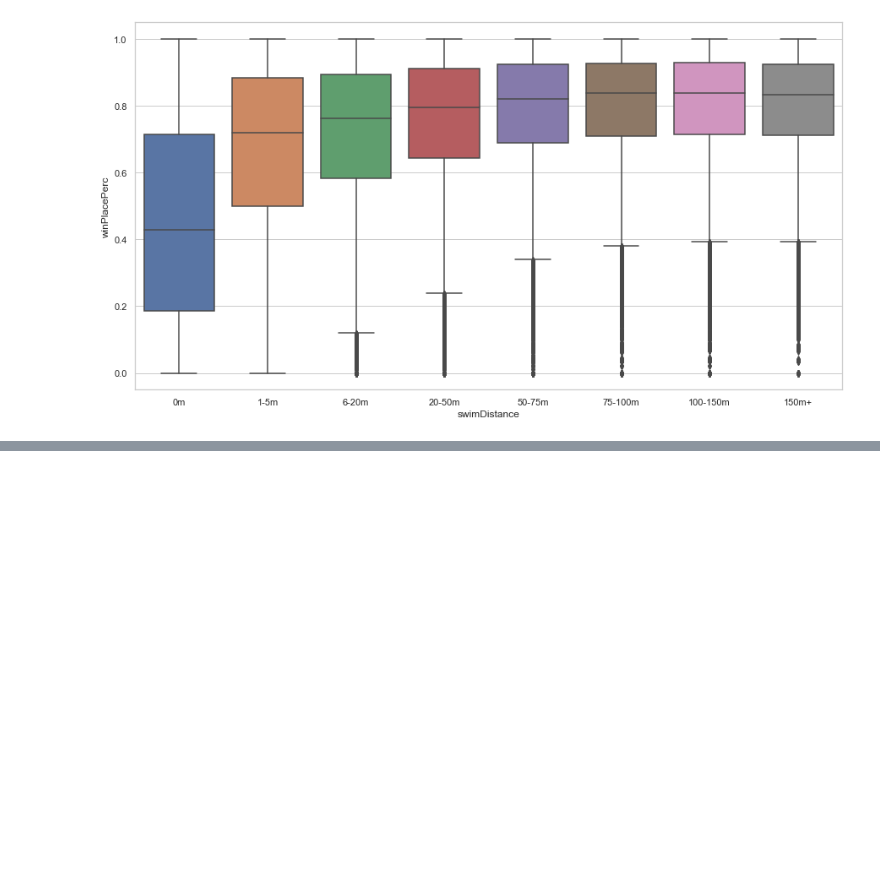
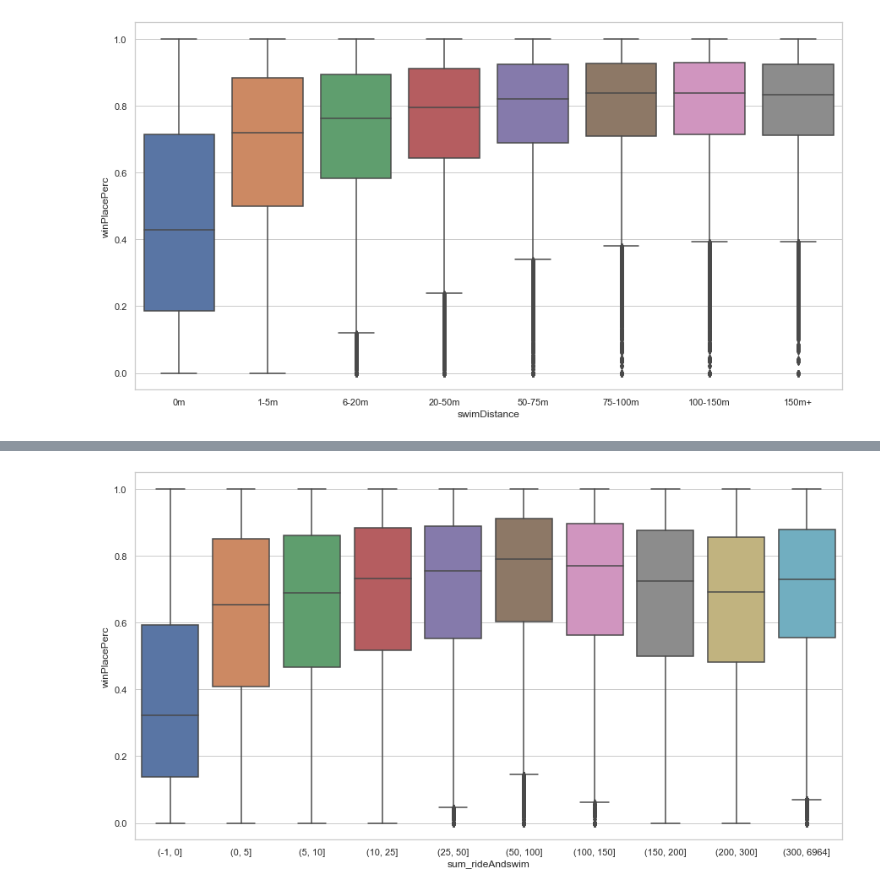
Before and after one commit to HalfMoon1008/PUBG_ML_Project, a Jupyter notebook: 2nModeling_PUBG.ipynb, the cells around one changed output, grey strips where cells are left out. Cells and saved outputs as stored; diff of their text form; code cells hidden in the pictures; blank space fills up the shorter version.

```diff
--- a/2nModeling_PUBG.ipynb
+++ b/2nModeling_PUBG.ipynb
@@ -189,0 +343,9 @@ plt.show()
+# %%
+rideAndswim['sum_rideAndswim'] = \
+pd.cut(rideAndswim['sum_rideAndswim'],[-1, 0, 5, 10, 25, 50, 100, 150, 200, 300, 6964])
+
+plt.figure(figsize=(15,8))
+sns.boxplot(x="sum_rideAndswim", y="winPlacePerc", data=rideAndswim)
+plt.show()
+# %% [output]
+[figure, added]
```
Also changed, not shown: parts of 48 cells of this notebook.
